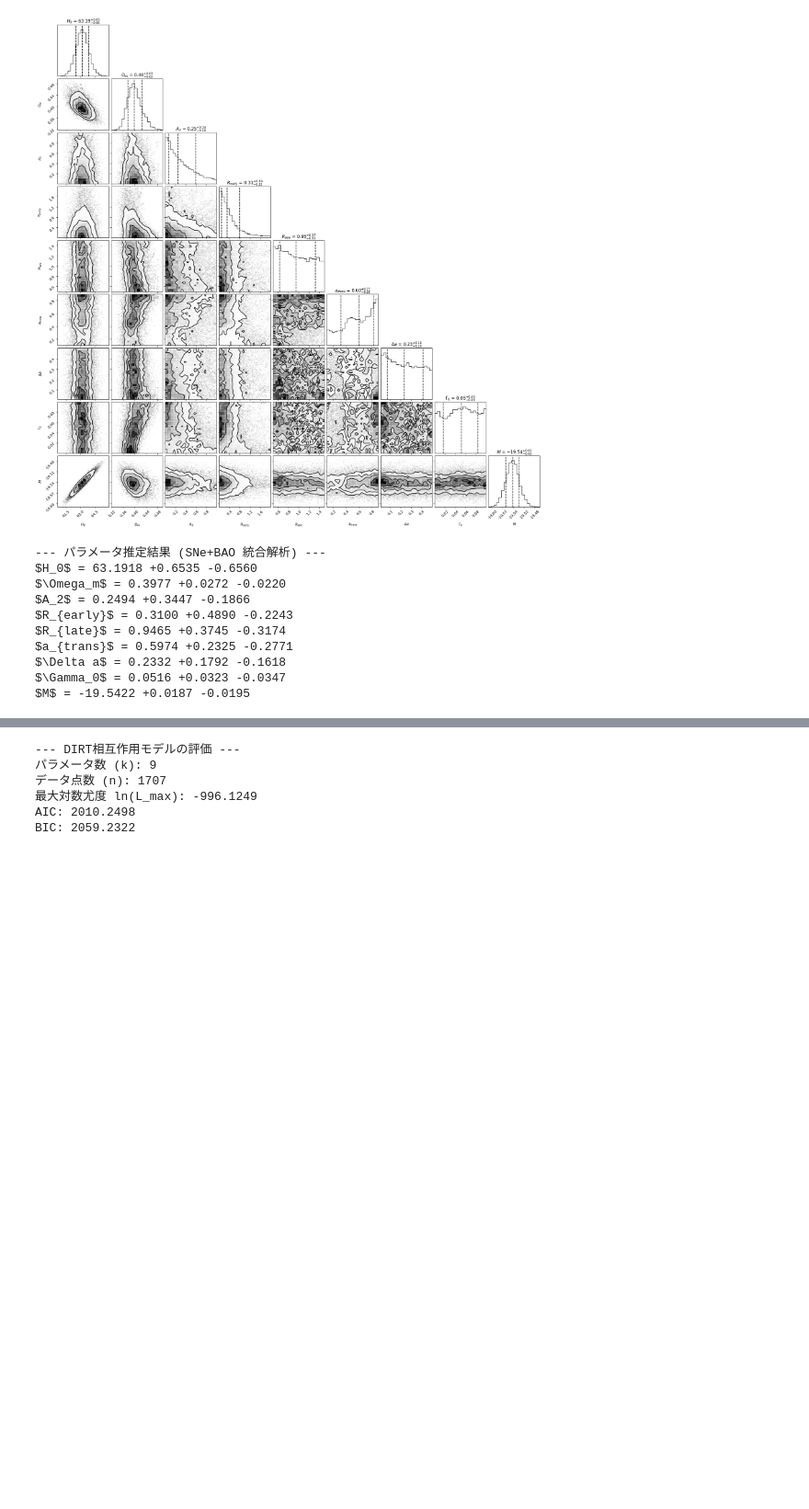
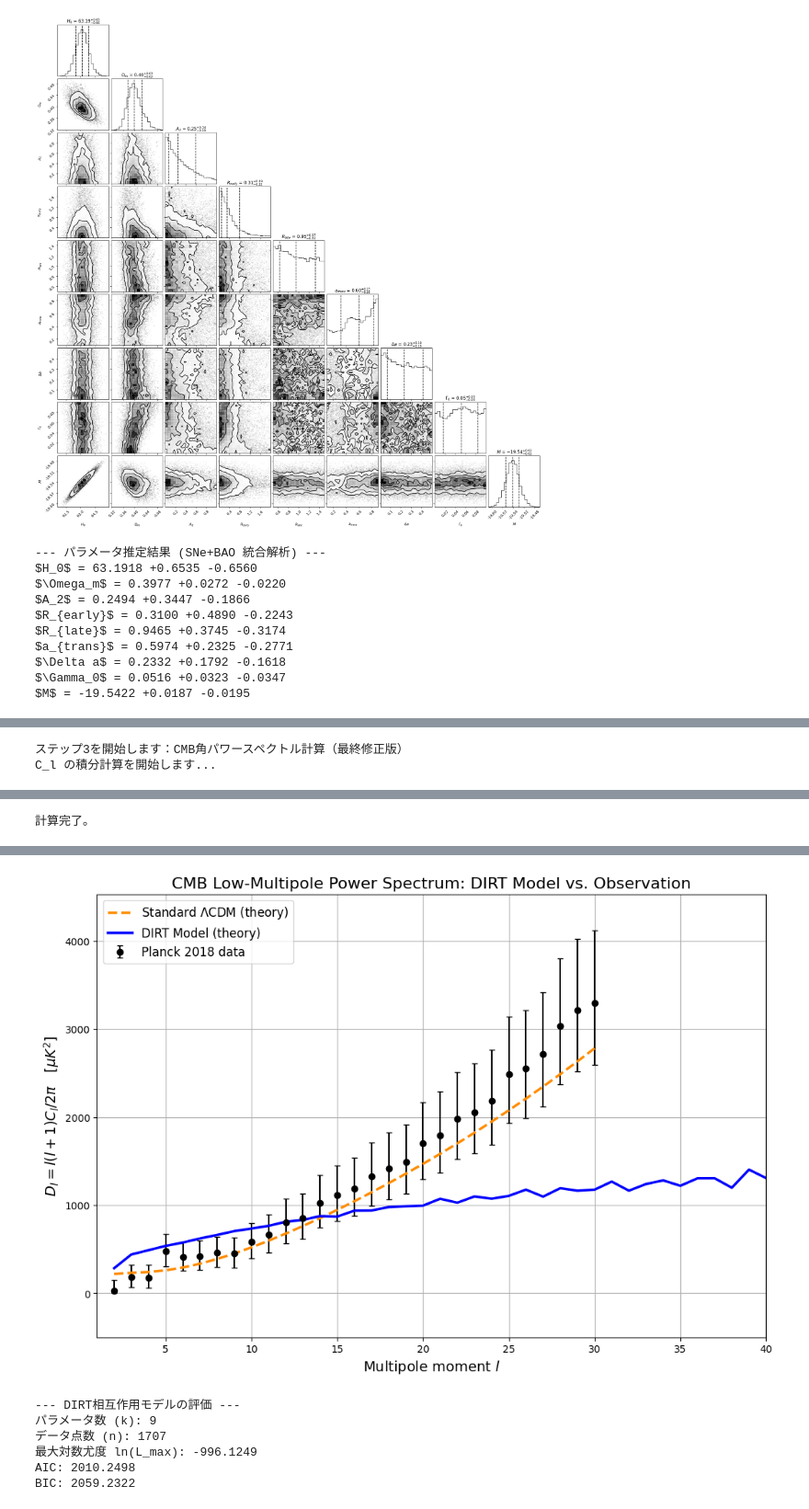
Before and after one commit to Hiroto-Iwasaki/Theorys-DATA-SETs, a Jupyter notebook: AIIU/Code/AIIU_analysis.ipynb, the cells around one changed output, grey strips where cells are left out. Shown at 92% size. Drawn from its saved outputs; the diff is of its cells as text; code cells hidden in the pictures; blank space fills up the shorter version.

Commit message:
Minor font-related corrections.

```diff
--- a/AIIU/Code/AIIU_analysis.ipynb
+++ b/AIIU/Code/AIIU_analysis.ipynb
@@ -846,15 +868,18 @@ lcdm_l = np.arange(2, 31)
 lcdm_Dl = np.array([218.8, 232.8, 241.6, 260.6, 292.2, 335.6, 389.2, 451.5, 521.1, 596.8, 677.8, 763.5, 853.4, 947.2, 1044.6, 1145.6, 1250.0, 1357.8, 1469.0, 1583.5, 1701.5, 1823.1, 1948.3, 2077.2, 2210.0, 2346.7, 2487.4, 2632.2, 2781.3])
 
 plt.figure(figsize=(12, 8))
-plt.errorbar(planck_l, planck_Dl, yerr=planck_err, fmt='o', color='k', label='Planck 2018 観測値', capsize=3, markerfacecolor='black', ecolor='black', markeredgecolor='black')
-plt.plot(lcdm_l, lcdm_Dl, color='darkorange', lw=2.5, linestyle='--', label='標準ΛCDMモデル (理論値)')
-plt.plot(l_values, Dl_dirt, color='blue', lw=2.5, label='DIRTモデル (理論値)')
+plt.errorbar(planck_l, planck_Dl, yerr=planck_err, fmt='o', color='k', label='Planck 2018 data', capsize=3, markerfacecolor='black', ecolor='black', markeredgecolor='black')
+plt.plot(lcdm_l, lcdm_Dl, color='darkorange', lw=2.5, linestyle='--', label='Standard $\Lambda$CDM (theory)')
+plt.plot(l_values, Dl_dirt, color='blue', lw=2.5, label='DIRT Model (theory)')
 
-plt.xlabel('多重極モーメント $l$', fontproperties=font_prop, fontsize=14)
+plt.xlabel('Multipole moment $l$', fontsize=14)
 plt.ylabel('$D_l = l(l+1)C_l/2\pi \quad [\mu K^2]$', fontsize=14)
-plt.title('CMB低次多重極パワースペクトル：DIRTモデルと観測の比較', fontproperties=font_prop, fontsize=16)
-plt.legend(prop=font_prop, loc='upper left', fontsize=12)
+plt.title('CMB Low-Multipole Power Spectrum: DIRT Model vs. Observation', fontsize=16)
+plt.legend(loc='upper left', fontsize=12)
 plt.grid(True)
 plt.xlim(1, 40)
 plt.ylim(bottom=-500, top=max(np.max(planck_Dl + planck_err[1]), np.max(lcdm_Dl)) * 1.1)
 plt.show()
+# %% [output]
+ステップ3を開始します：CMB角パワースペクトル計算（最終修正版）
+C_l の積分計算を開始します...
@@ -860,0 +903 @@ plt.show()
+計算完了。
@@ -861,3 +921,4 @@ plt.show()
+[figure, added]
 # %%
 import numpy as np
 import emcee
```
Also changed, not shown: parts of 3 cells of this notebook, 1 other file.
